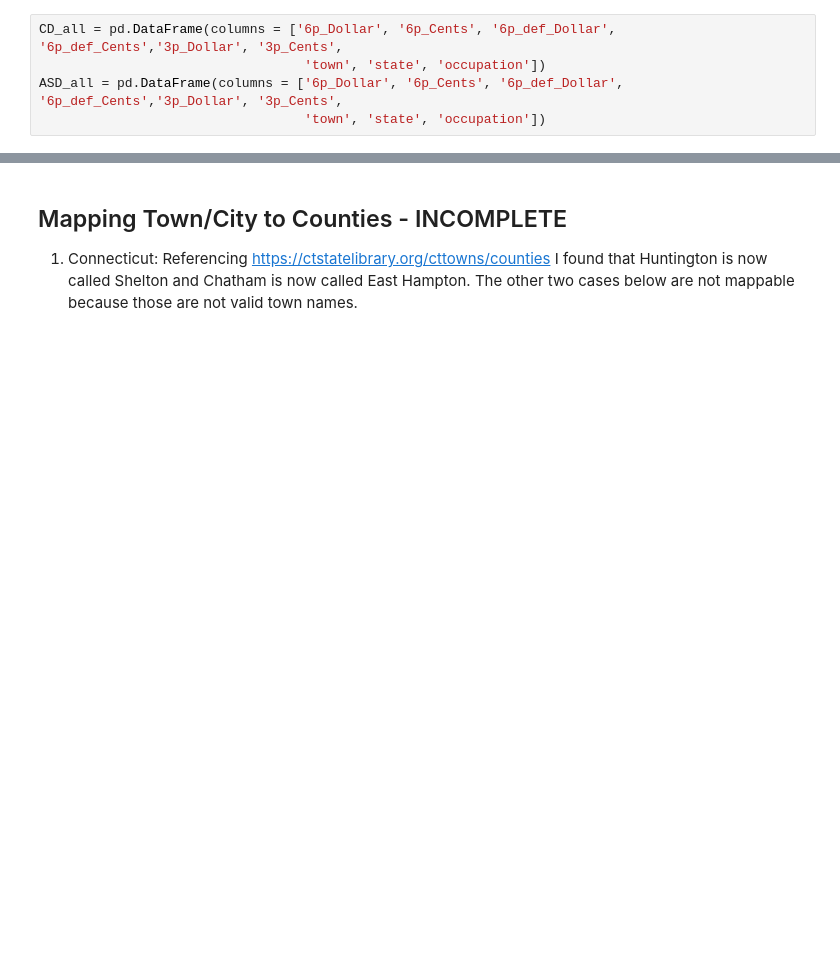
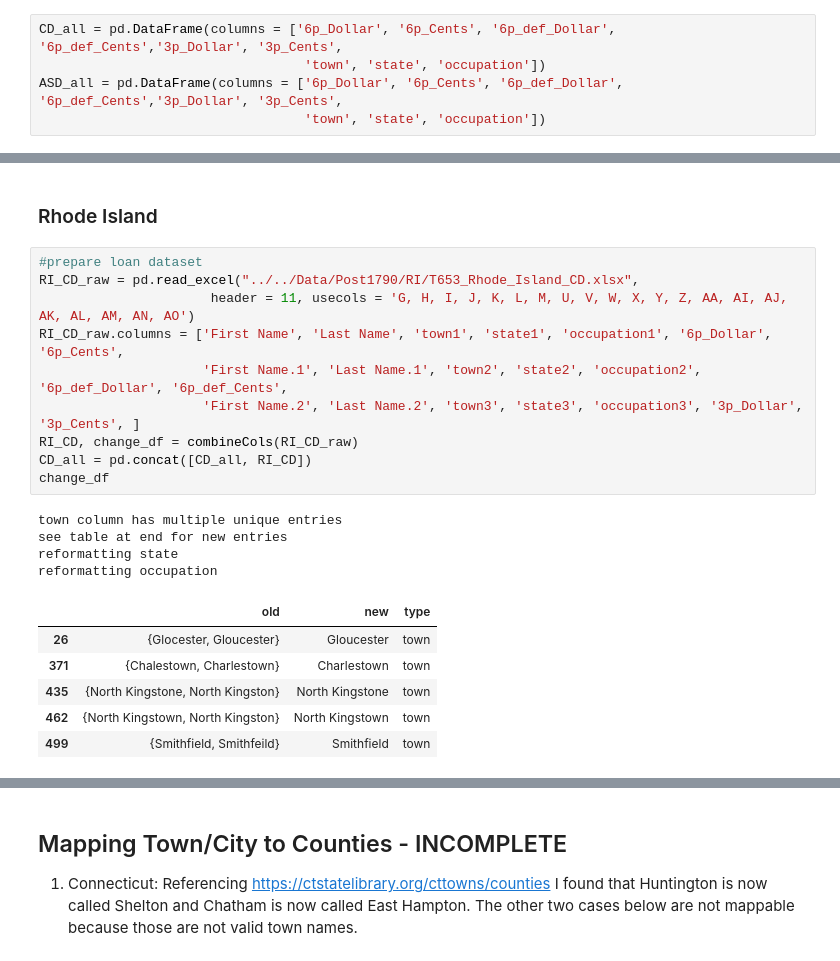
Before and after one commit to davidch2020/SPEOC-pt-1, a Jupyter notebook: S2022/post1790_maps/data_cleaning.ipynb, the cells around one changed output, grey strips where cells are left out. Saved outputs shown, nothing was run; the diff lists cells and outputs as text; blank space fills up the shorter version.

```diff
--- a/S2022/post1790_maps/data_cleaning.ipynb
+++ b/S2022/post1790_maps/data_cleaning.ipynb
@@ -106,0 +270,23 @@ see table for new entries
+# %% [markdown]
+### Rhode Island
+# %%
+#prepare loan dataset
+RI_CD_raw = pd.read_excel("../../Data/Post1790/RI/T653_Rhode_Island_CD.xlsx",
+                      header = 11, usecols = 'G, H, I, J, K, L, M, U, V, W, X, Y, Z, AA, AI, AJ, AK, AL, AM, AN, AO')
+RI_CD_raw.columns = ['First Name', 'Last Name', 'town1', 'state1', 'occupation1', '6p_Dollar', '6p_Cents',
+                     'First Name.1', 'Last Name.1', 'town2', 'state2', 'occupation2', '6p_def_Dollar', '6p_def_Cents',
+                     'First Name.2', 'Last Name.2', 'town3', 'state3', 'occupation3', '3p_Dollar', '3p_Cents', ]
+RI_CD, change_df = combineCols(RI_CD_raw)
+CD_all = pd.concat([CD_all, RI_CD])
+change_df
+# %% [output]
+town column has multiple unique entries
+see table at end for new entries
+reformatting state
+reformatting occupation
+|  | old | new | type |
+| 26 | {Glocester, Gloucester} | Gloucester | town |
+| 371 | {Chalestown, Charlestown} | Charlestown | town |
+| 435 | {North Kingstone, North Kingston} | North Kingstone | town |
+| 462 | {North Kingstown, North Kingston} | North Kingstown | town |
+| 499 | {Smithfield, Smithfeild} | Smithfield | town |
```
Also changed, not shown: parts of 31 cells of this notebook.
